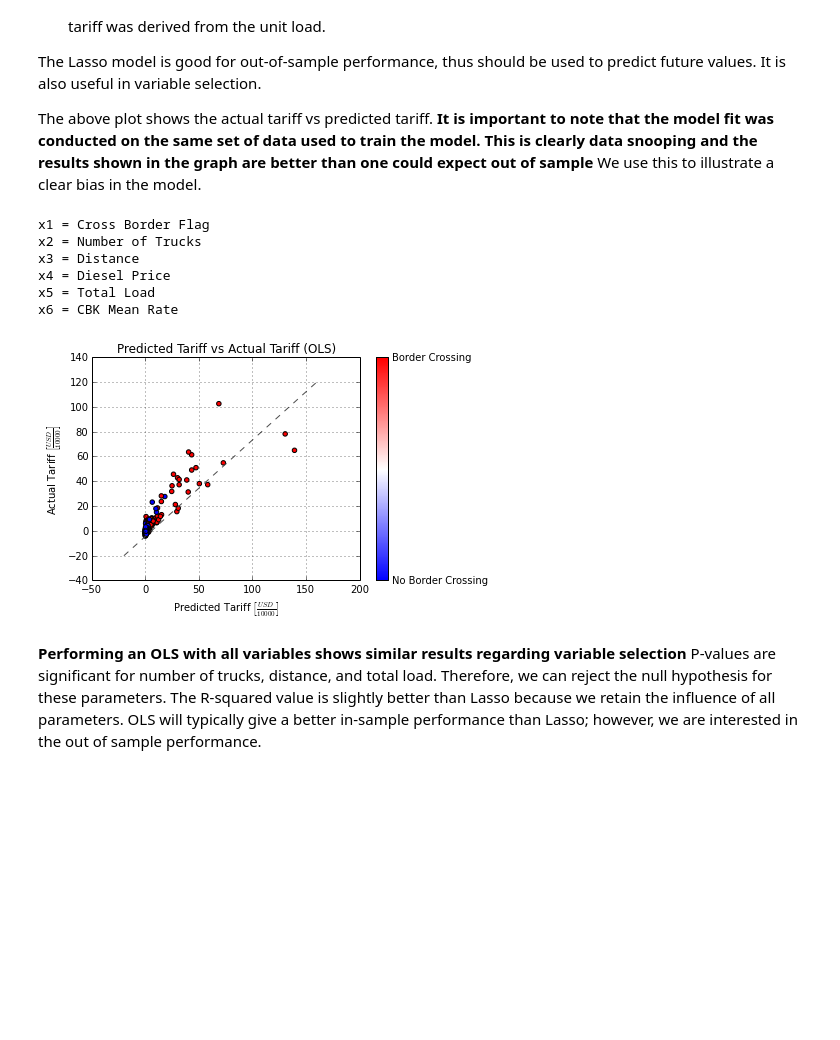
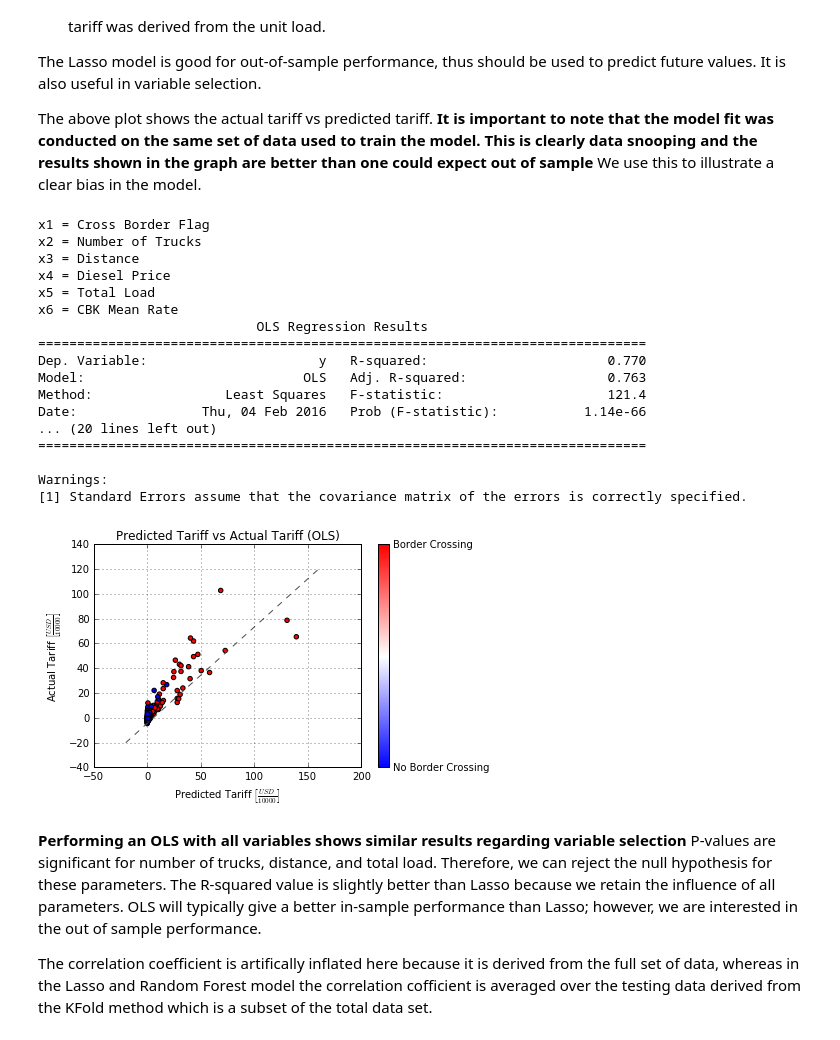
Before and after one commit to kimetrica/wfp_transport_model, a Jupyter notebook: transport_model.ipynb, the cells around one changed output. Drawn from its saved outputs; the diff is of its cells as text; code cells hidden in the pictures; blank space fills up the shorter version.

Commit message:
Update models. Still working on neural network model

```diff
--- a/transport_model.ipynb
+++ b/transport_model.ipynb
@@ -17,7 +17,7 @@ from sklearn import cross_validation
 from pandas import DataFrame
 from collections import defaultdict
 
-fname = "/home/ebaumer/Data/kimetrica/wfp/wfp_reduced_2.csv"
+fname = "/home/ebaumer/Data/kimetrica/wfp/wfp_reduced_3a.csv"
 
 def splt_line(line):
     ''' Function to read in the data
@@ -84,7 +84,7 @@ for i,x,y in zip(range(0,len(xlist)),xlist, ylist):
 #     ax.set_xscale('log')
     ax.set_xlim([np.min(red_data[:,1]),np.max(red_data[:,1])])
     ax.set_ylim([np.min(red_data[:,0]),np.max(red_data[:,0])])
-    ax.set_title("Normalized Tariff vs Total Load")
+    ax.set_title("Normalized Tariff vs {}".format(xlabel[i]))
     plt.ticklabel_format(style='sci', axis='x', scilimits=(0,0))
     cbar = fig.colorbar(sc, ticks=[0,1])
     cbar.ax.set_yticklabels(["No Border Crossing", "Border Crossing"])
@@ -415,34 +415,47 @@ model = sm.OLS(Y,X)
 results = model.fit()
 print "\n"
 print "x1 = Cross Border Flag"
 print "x2 = Number of Trucks"
 print "x3 = Distance"
 print "x4 = Diesel Price"
 print "x5 = Total Load"
 print "x6 = CBK Mean Rate"
-results.summary()
+print results.summary()
 
 #-------------------------
 # Plot actual vs predicted
 #-------------------------
 y_pred = results.predict(X)
 fig, ax = plt.subplots()
 sc = ax.scatter(Y, y_pred, c=red_data[:,0], cmap=cm)
 ax.set_ylabel(r"Actual Tariff $\left[\frac{USD}{10000}\right]$")
 ax.set_xlabel(r"Predicted Tariff $\left[\frac{USD}{10000}\right]$")
 ax.grid(True)
 diag_line, = ax.plot(ax.get_xlim(), ax.get_ylim(), ls="--", c=".3")
 ax.set_title("Predicted Tariff vs Actual Tariff (OLS)")
 cbar = fig.colorbar(sc, ticks=[0,1])
 cbar.ax.set_yticklabels(["No Border Crossing", "Border Crossing"])
 plt.show()
 # %% [output]
 x1 = Cross Border Flag
 x2 = Number of Trucks
 x3 = Distance
 x4 = Diesel Price
 x5 = Total Load
 x6 = CBK Mean Rate
+                            OLS Regression Results
+==============================================================================
+Dep. Variable:                      y   R-squared:                       0.770
+Model:                            OLS   Adj. R-squared:                  0.763
+Method:                 Least Squares   F-statistic:                     121.4
+Date:                Thu, 04 Feb 2016   Prob (F-statistic):           1.14e-66
+... (20 lines left out)
+==============================================================================
+
+Warnings:
+[1] Standard Errors assume that the covariance matrix of the errors is correctly specified.
-[figure, old version]
+[figure, new version]
 # %% [markdown]
 **Performing an OLS with all variables shows similar results regarding variable selection** P-values are significant for number of trucks, distance, and total load. Therefore, we can reject the null hypothesis for these parameters. The R-squared value is slightly better than Lasso because we retain the influence of all parameters. OLS will typically give a better in-sample performance than Lasso; however, we are interested in the out of sample performance.
+
+The correlation coefficient is artifically inflated here because it is derived from the full set of data, whereas in the Lasso and Random Forest model the correlation cofficient is averaged over the testing data derived from the KFold method which is a subset of the total data set.
```
Also changed, not shown: parts of 8 cells of this notebook.
